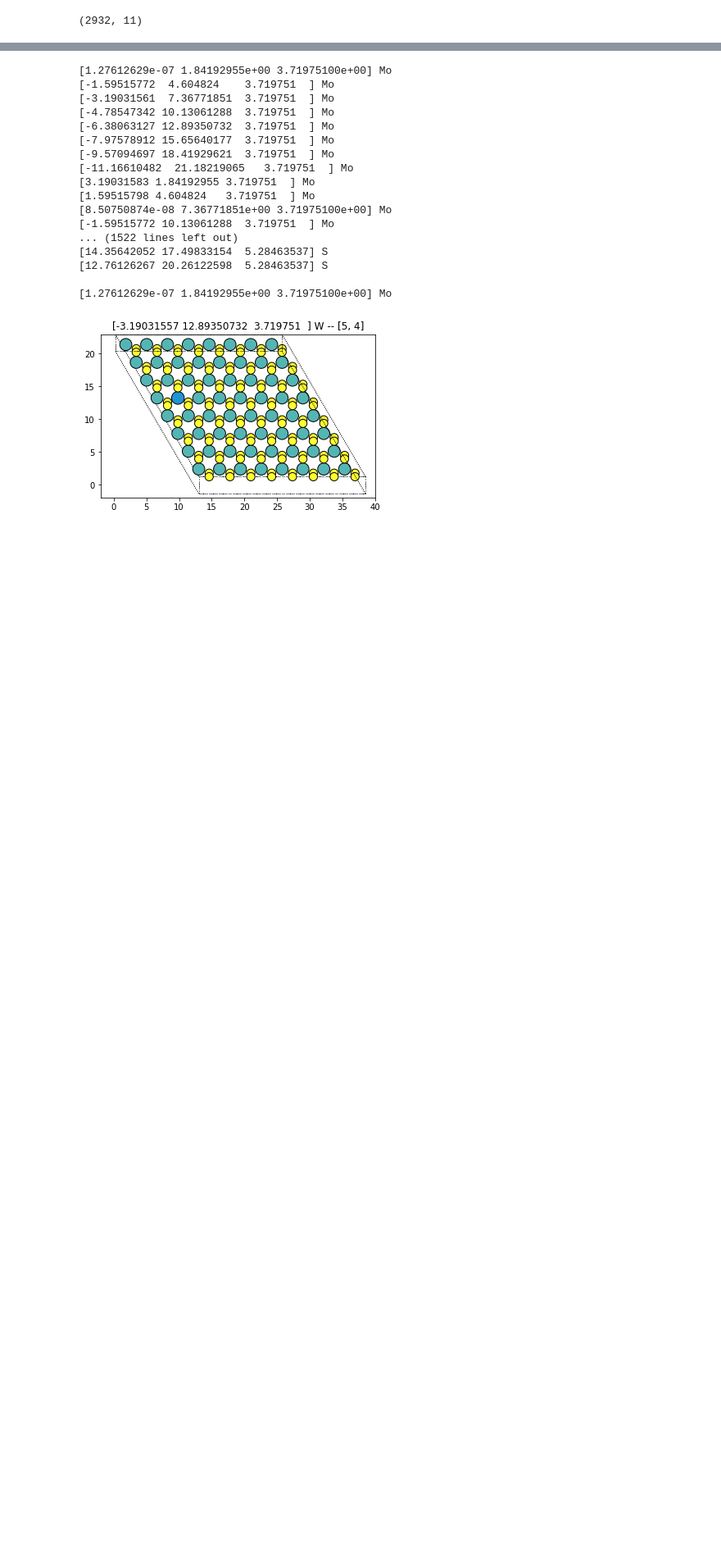
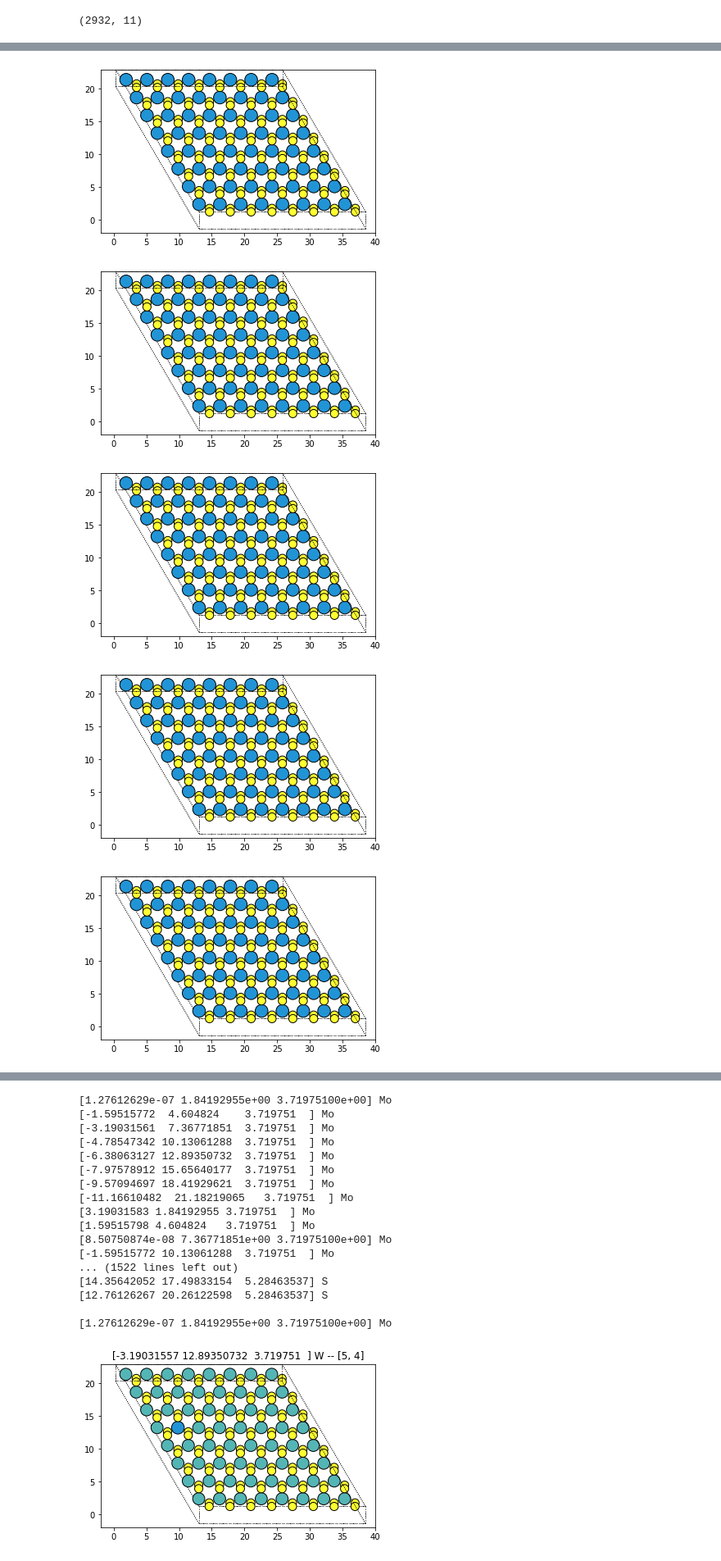
Before and after one commit to lubludrova/AgeevProject2, a Jupyter notebook: images-fig2.ipynb, the cells around one changed output, grey strips where cells are left out. Shown at 82% size. Cells and saved outputs as stored; diff of their text form; code cells hidden in the pictures; blank space fills up the shorter version.

```diff
--- a/images-fig2.ipynb
+++ b/images-fig2.ipynb
@@ -133,0 +130,4 @@ data3
+# %%
+for i in range(63):
+    data3.loc[len(data3.index)] = data3.iloc[0].copy()
+data3
@@ -133,0 +150,5 @@ data3
+# %%
+a = data3.copy()
+a.iloc[0].initial_structure.replace(0, Element('W'))
+data3.loc[1] = a.iloc[0].copy()
+data3
@@ -133,0 +159,4 @@ data3
+# %%
+# data3.iloc[0].initial_structure.replace(0, Element('W'))
+for i in range(64):
+    print(list(data3.iloc[i].initial_structure), end='\n\n')
@@ -133,0 +168,11 @@ data3
+# %%
+# k = 0
+# for i, j in data3.iterrows():
+#     j.initial_structure.replace(k, Element('W'))
+# #     j.defect_representation = j.initial_structure[k]
+#     k += 1
+
+
+for i in range(64):
+    data3.iloc[i].initial_structure.replace(i, Element('W'))
+    print(list(data3.iloc[i].initial_structure), end='\n\n')
@@ -133,0 +219,19 @@ data3
+# %%
+for i, d in data3.iterrows():
+    s0 = d.initial_structure
+    d0 = d.defect_representation[0]
+    ase_atoms = AseAtomsAdaptor.get_atoms(s0)
+    fig, ax = plt.subplots()
+    plot_atoms(ase_atoms, ax, radii=0.6, rotation=('10x, 0y, 0z'), show_unit_cell=True)
+    xlim = 40
+    ylim = 23
+    ax.set_xlim(-2, xlim)
+    ax.set_ylim(-2, ylim)
+#     ax.set_axis_off()
+#     ax.set_title(f'{d0} -- {d.defect_coords}')
+# %% [output]
+[figure, added]
+[figure, added]
+[figure, added]
+[figure, added]
+[figure, added]
```
Also changed, not shown: parts of 28 cells of this notebook, 4 other files.
